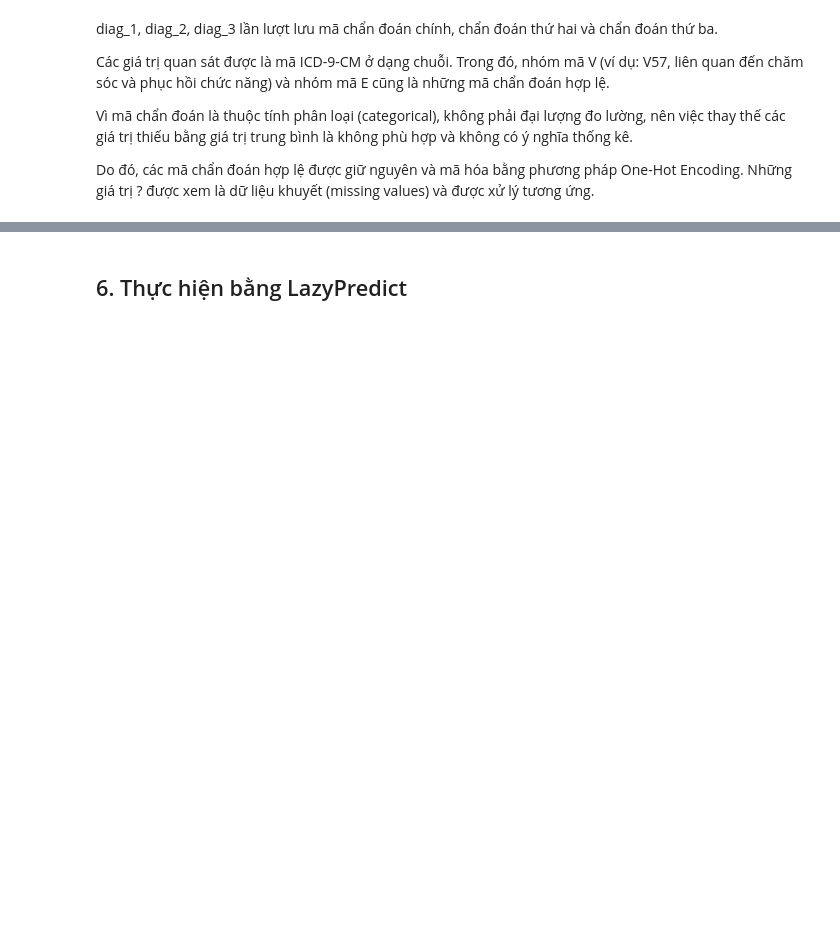
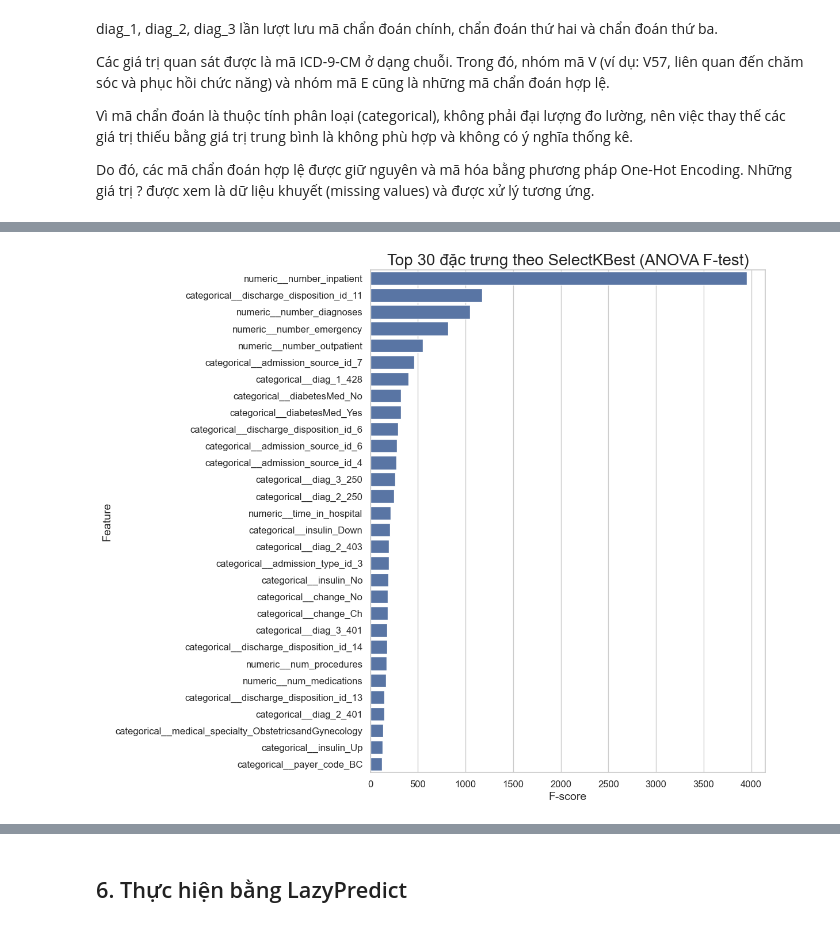
Before and after one commit to ThietBuiCong/BTL_PTDL, a Jupyter notebook: code/main_uci.ipynb, the cells around one changed output, grey strips where cells are left out. Saved outputs shown, nothing was run; the diff lists cells and outputs as text; code cells hidden in the pictures; blank space fills up the shorter version.

```diff
--- a/code/main_uci.ipynb
+++ b/code/main_uci.ipynb
@@ -361,0 +386,26 @@ Mô hình huấn luyện: LightGBM
+# %%
+feature_scores = pd.DataFrame({
+    "Feature": feature_names,
+    "Score": selector.scores_
+})
+
+feature_scores = feature_scores.sort_values(
+    "Score", ascending=False
+)
+
+plt.figure(figsize=(12, 10))
+
+sns.barplot(
+    data=feature_scores.head(30),
+    x="Score",
+    y="Feature",
+    color=sns.color_palette("deep")[0]
+)
+
+plt.title("Top 30 đặc trưng theo SelectKBest (ANOVA F-test)")
+plt.xlabel("F-score")
+plt.ylabel("Feature")
+plt.tight_layout()
+plt.show()
+# %% [output]
+[figure, added]
```
Also changed, not shown: parts of 10 cells of this notebook, 6 other files.
